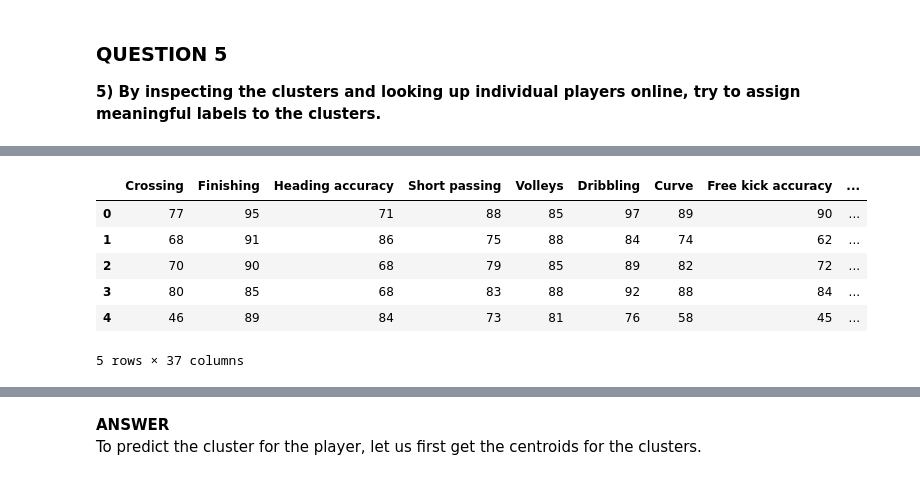
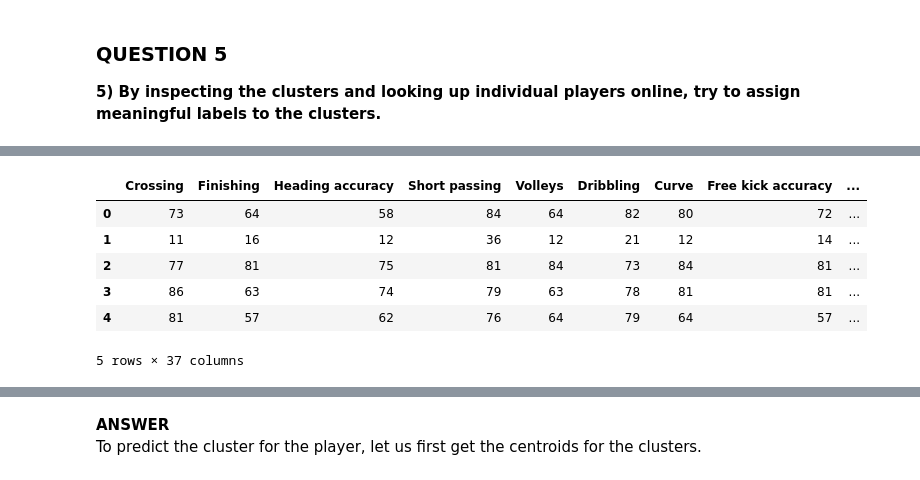
Before and after one commit to Karim01982/preparation, a Jupyter notebook: Autumn_term/Machine Learning/Assignment4/GroupG_HW4.ipynb, the cells around one changed output, grey strips where cells are left out. Saved outputs shown, nothing was run; the diff lists cells and outputs as text; code cells hidden in the pictures.

```diff
--- a/Autumn_term/Machine Learning/Assignment4/GroupG_HW4.ipynb
+++ b/Autumn_term/Machine Learning/Assignment4/GroupG_HW4.ipynb
@@ -73,7 +75,7 @@ import numpy as np
 import pandas as pd
 from sklearn.cluster import KMeans
 
-df = pd.read_csv('https://raw.githubusercontent.com/Karim01982/preparation/master/Autumn_term/Machine%20Learning/Assignment4/ArgentinaPlayers.csv')
+df = pd.read_csv('https://raw.githubusercontent.com/Karim01982/preparation/master/Autumn_term/Machine%20Learning/Assignment4/EnglandPlayers.csv')
 df_names = df['name']
 df_attributes = df.drop(['name','link'],axis=1)
 df_attributes.head()
@@ -88,8 +92,8 @@ df_attributes.head()
 # %%
-kmeans = KMeans(n_clusters=5, random_state=0)
+kmeans = KMeans(n_clusters=4, random_state=0)
 kmeans_test = kmeans.fit(df_attributes)
 df_attributes['kmeans_prediction'] = kmeans_test.labels_
 df_attributes['names'] = df_names
-df_attributes.head(20)
+df_attributes.head()
 # %% [output]
 |  | Crossing | Finishing | Heading accuracy | Short passing | Volleys | Dribbling | Curve | Free kick accuracy | ... |
@@ -152,18 +138,17 @@ As we can see from part 4, there are 5 distinct clusters that we see the players
 Let us name the players now based on the classification above.
 # %%
-df_attributes['Category'] = df_attributes.kmeans_prediction.apply(lambda x: 'Striker' if x==0
-                                                                  else "Defensive Midfielder / Fullback" if x==1
+df_attributes['Category'] = df_attributes.kmeans_prediction.apply(lambda x: 'Midfielder / Fullback' if x==0
+                                                                  else "Goalkeeper" if x==1
                                                                   else 'Defender' if x==2
-                                                                  else "Goalkeeper" if x==3
                                                                   else 'Attacking Midfielder / Forward')
 df_attributes.head()
 # %% [output]
 |  | Crossing | Finishing | Heading accuracy | Short passing | Volleys | Dribbling | Curve | Free kick accuracy | ... |
-| 0 | 77 | 95 | 71 | 88 | 85 | 97 | 89 | 90 | ... |
-| 1 | 68 | 91 | 86 | 75 | 88 | 84 | 74 | 62 | ... |
-| 2 | 70 | 90 | 68 | 79 | 85 | 89 | 82 | 72 | ... |
-| 3 | 80 | 85 | 68 | 83 | 88 | 92 | 88 | 84 | ... |
-| 4 | 46 | 89 | 84 | 73 | 81 | 76 | 58 | 45 | ... |
+| 0 | 73 | 64 | 58 | 84 | 64 | 82 | 80 | 72 | ... |
+| 1 | 11 | 16 | 12 | 36 | 12 | 21 | 12 | 14 | ... |
+| 2 | 77 | 81 | 75 | 81 | 84 | 73 | 84 | 81 | ... |
+| 3 | 86 | 63 | 74 | 79 | 63 | 78 | 81 | 81 | ... |
+| 4 | 81 | 57 | 62 | 76 | 64 | 79 | 64 | 57 | ... |
 5 rows × 37 columns
 # %% [markdown]
 ### QUESTION 6
```
Also changed, not shown: parts of 13 cells of this notebook, 1 other file.
